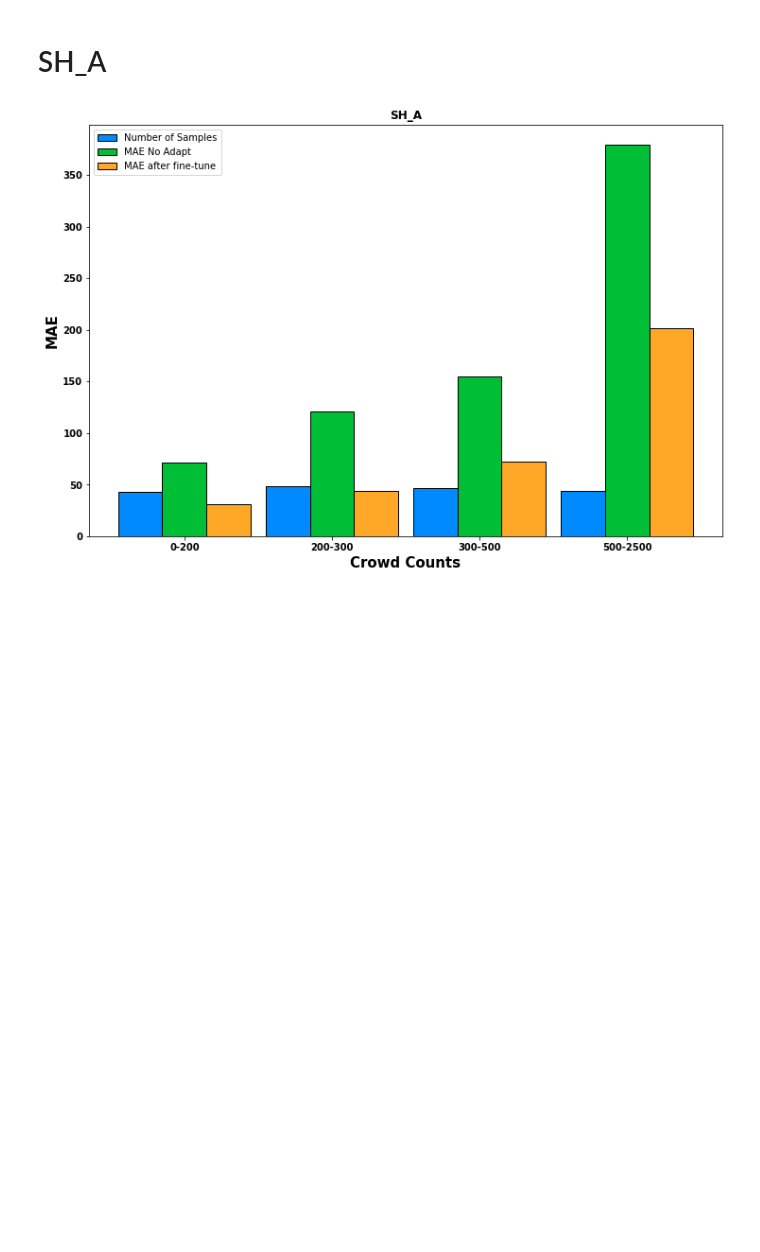
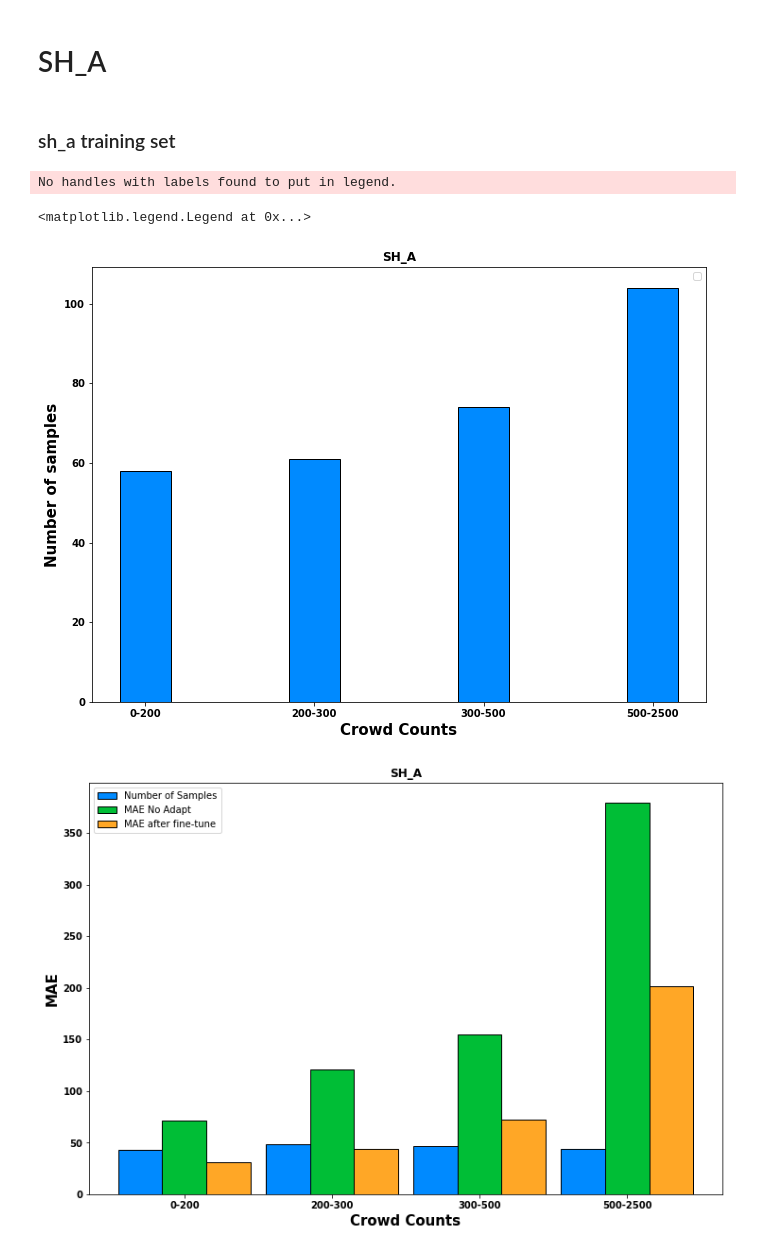
Before and after one commit to rukmals/crowd-monitoring-system-model-development, a Jupyter notebook: Data_Visualization_for_FYP_Two_Counters.ipynb, the cells around one changed output. Cells and saved outputs as stored; diff of their text form; code cells hidden in the pictures; blank space fills up the shorter version.

```diff
--- a/Data_Visualization_for_FYP_Two_Counters.ipynb
+++ b/Data_Visualization_for_FYP_Two_Counters.ipynb
@@ -408,6 +408,45 @@ decrease perecentage 41.4183828754169
 decrease perecentage 33.40963985524773
 # %% [markdown]
 # SH_A
+# %% [markdown]
+### sh_a training set
+# %%
+
+import numpy as np
+import matplotlib.pyplot as plt
+
+# set width of bar
+barWidth = 0.3
+fig = plt.subplots(figsize =(11, 8))
+
+# set height of bar
+IT = [58, 61, 74, 104]
+#CSE = [71.23640183093023, 120.50514128958336, 155.1228932978723, 379.6916390772727]
+#ECE = [30.912671976744186, 43.811566458333324, 72.10255234042553, 201.51305795454545]
+
+# Set position of bar on X axis
+br1 = np.arange(len(IT))
+#br2 = [x + barWidth for x in br1]
+#br3 = [x + barWidth for x in br2]
+
+# Make the plot
+plt.bar(br1, IT, color ='#008aff', width = barWidth,edgecolor ='black')
+#plt.bar(br2, CSE, color ='#00be36', width = barWidth,edgecolor ='black', label ='MAE No Adapt')
+#plt.bar(br3, ECE, color ='#ffa726', width = barWidth,edgecolor ='black', label ='MAE after fine-tune')
+
+# Adding Xticks
+plt.xlabel('Crowd Counts', fontweight ='bold', fontsize = 15)
+plt.ylabel('Number of samples', fontweight ='bold', fontsize = 15)
+plt.xticks([r for r in range(len(IT))],["0-200","200-300","300-500","500-2500"],fontweight = 'bold')
+plt.yticks([i for i in range(0,120,20)],fontweight = 'bold')
+
+plt.title("SH_A", fontweight = 'bold')
+plt.legend()
+#plt.show()
+# %% [output]
+No handles with labels found to put in legend.
+<matplotlib.legend.Legend at 0x...>
+[figure, added]
 # %%
 import numpy as np
 import matplotlib.pyplot as plt
```
